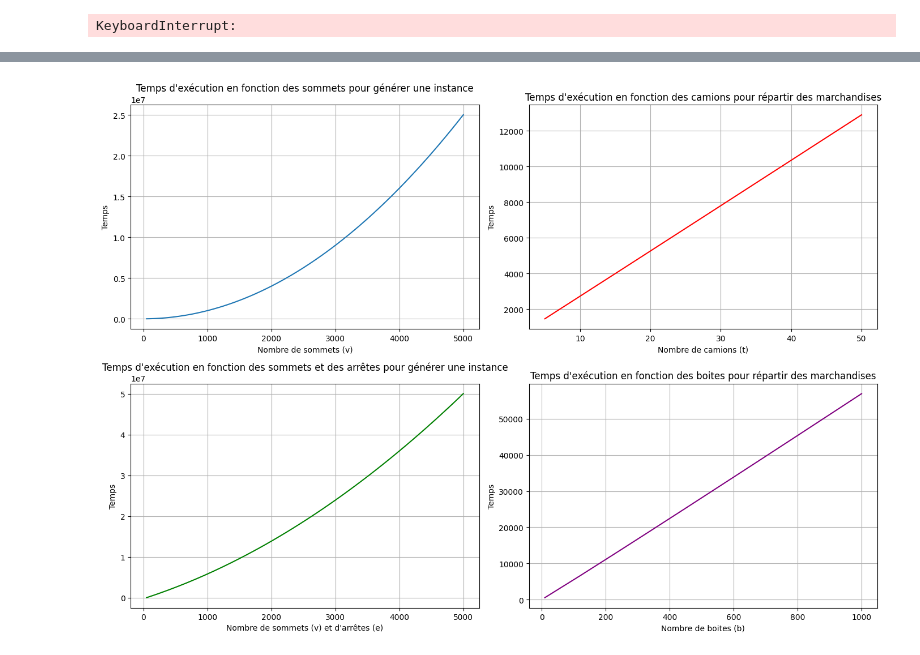
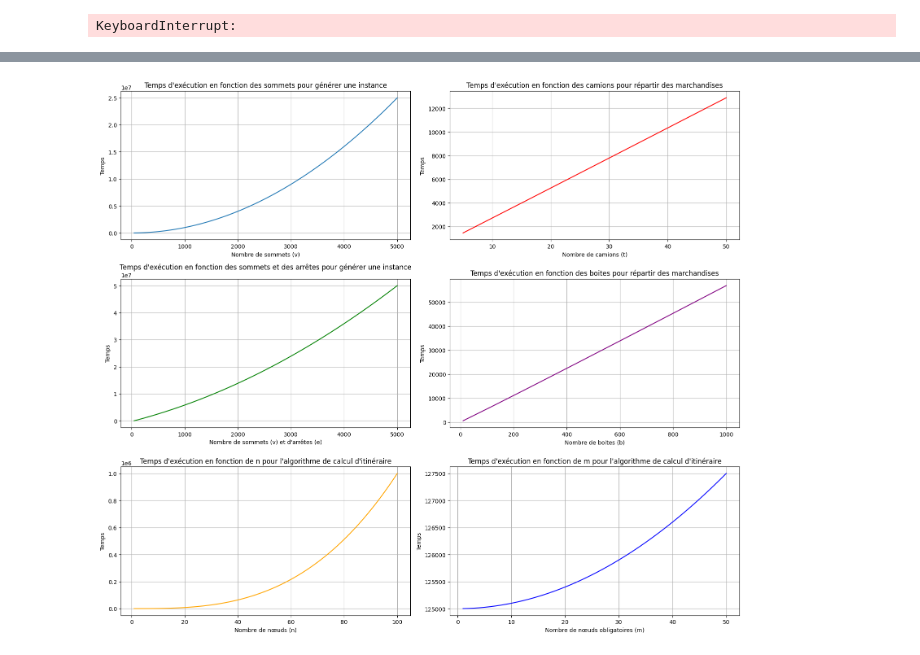
Before and after one commit to RomualdAv/CESI-Algorithmique-optimisation-combinatoire, a Jupyter notebook: main.ipynb, the cells around one changed output, grey strips where cells are left out. Saved outputs shown, nothing was run; the diff lists cells and outputs as text; code cells hidden in the pictures.

```diff
--- a/main.ipynb
+++ b/main.ipynb
@@ -550,6 +600,12 @@ def repartition_marchandises_CTT(b, t, k):
     """
     return t * np.log(t) + b * np.log(b) + t * b * k
 
+def custom_algorithm_CTT(n, m):
+    """
+    Retourne la CTT pour l'algorithme ayant une complexité de O(n^3 + m^2).
+    """
+    return n**3 + m**2
+
 # Variables pour les simulations
 v_values = np.linspace(50, 5000, 100)   # Nombre de sommets (v)
 e_values = np.linspace(100, 1000, 10)  # Nombre d'arêtes (e)
@@ -557,12 +613,18 @@ t_values = np.linspace(5, 50, 5)     # Nombre de camions (t)
 b_values = np.linspace(10, 1000, 10)   # Nombre de boîtes (b)
 k_values = np.linspace(1, 9, 1)     # Nombre de types de boîtes (k)
 
+# Variables pour l'algorithme O(n^3 + m^2)
+n_values = np.linspace(1, 100, 100)  # n (nombre de nœuds)
+m_values = np.linspace(1, 50, 50)    # m (nœuds obligatoires)
+n_fixed = 50  # Valeur fixe de n pour l'analyse en fonction de m
+m_fixed = 10  # Valeur fixe de m pour l'analyse en fonction de n
+
 # Crée un graphique pour chaque cas
-plt.figure(figsize=(14, 10))
+plt.figure(figsize=(16, 14))
 
 # 1. CTT en fonction du nombre de sommets (v) et d'arêtes (e)
 CTT_gen_instance = np.array([generation_instance_CTT(v, 500, 10) for v in v_values])  # e=500, t=10 arbitraires
-plt.subplot(2, 2, 1)
+plt.subplot(3, 2, 1)
 plt.plot(v_values, CTT_gen_instance, label="CTT - Generation d'instance")
 plt.title('Temps d\'exécution en fonction des sommets pour générer une instance')
 plt.xlabel('Nombre de sommets (v)')
@@ -570,35 +632,53 @@ plt.ylabel('Temps')
 plt.grid(True)
 
 # 2. CTT en fonction du nombre de boîtes (b) et de camions (t)
 CTT_repartition = np.array([repartition_marchandises_CTT(50, t, 5) for t in t_values])  # b=50, k=5 arbitraires
-plt.subplot(2, 2, 2)
+plt.subplot(3, 2, 2)
 plt.plot(t_values, CTT_repartition, label="CTT - Repartition des marchandises", color='red')
 plt.title('Temps d\'exécution en fonction des camions pour répartir des marchandises')
 plt.xlabel('Nombre de camions (t)')
 plt.ylabel('Temps')
 plt.grid(True)
 
 # 3. CTT en fonction du nombre de sommets (v) et d'arêtes (e)
 edge_values = np.linspace(50, 25000000, 100)
-CTT_gen_instance = np.array([generation_instance_CTT(v, edge, 10) for v,edge in zip(v_values,edge_values)])  # e=500, t=10 arbitraires
-plt.subplot(2, 2, 3)
+CTT_gen_instance = np.array([generation_instance_CTT(v, edge, 10) for v, edge in zip(v_values, edge_values)])  # t=10 arbitraire
+plt.subplot(3, 2, 3)
 plt.plot(v_values, CTT_gen_instance, label="CTT - Generation d'instance", color='green')
 plt.title('Temps d\'exécution en fonction des sommets et des arrêtes pour générer une instance')
 plt.xlabel('Nombre de sommets (v) et d\'arrêtes (e)')
 plt.ylabel('Temps')
 plt.grid(True)
 
 # 4. CTT en fonction du nombre de boîtes (b)
 CTT_repartition = np.array([repartition_marchandises_CTT(b, 10, 5) for b in b_values])
-plt.subplot(2, 2, 4)
+plt.subplot(3, 2, 4)
 plt.plot(b_values, CTT_repartition, label="CTT - Repartition des marchandises", color='purple')
 plt.title('Temps d\'exécution en fonction des boites pour répartir des marchandises')
 plt.xlabel('Nombre de boites (b)')
 plt.ylabel('Temps')
 plt.grid(True)
 
+# 5. CTT pour l'algorithme O(n^3 + m^2) en fonction de n avec m fixé
+CTT_custom_n = np.array([custom_algorithm_CTT(n, m_fixed) for n in n_values])
+plt.subplot(3, 2, 5)
+plt.plot(n_values, CTT_custom_n, label="CTT - Algorithme O(n^3 + m^2) (en fonction de n)", color='orange')
+plt.title("Temps d'exécution en fonction de n pour l'algorithme de calcul d'itinéraire")
+plt.xlabel("Nombre de nœuds (n)")
+plt.ylabel("Temps")
+plt.grid(True)
+
+# 6. CTT pour l'algorithme O(n^3 + m^2) en fonction de m avec n fixé
+CTT_custom_m = np.array([custom_algorithm_CTT(n_fixed, m) for m in m_values])
+plt.subplot(3, 2, 6)
+plt.plot(m_values, CTT_custom_m, label="CTT - Algorithme O(n^3 + m^2) (en fonction de m)", color='blue')
+plt.title("Temps d'exécution en fonction de m pour l'algorithme de calcul d'itinéraire")
+plt.xlabel("Nombre de nœuds obligatoires (m)")
+plt.ylabel("Temps")
+plt.grid(True)
+
 # Affichage
 plt.tight_layout()
 plt.show()
 # %% [output]
-[figure, old version]
+[figure, new version]
```
Also changed, not shown: parts of 8 cells of this notebook.
